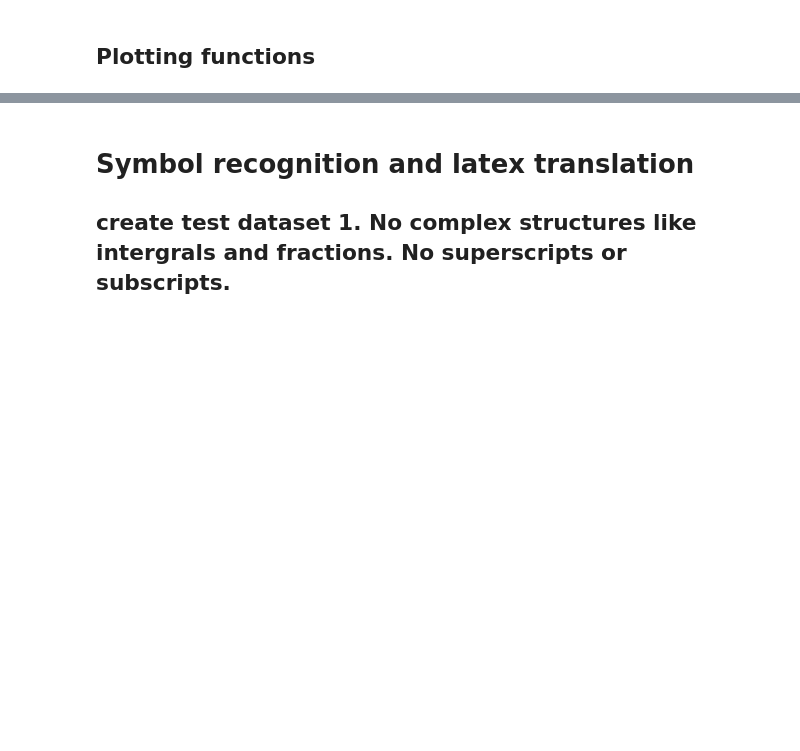
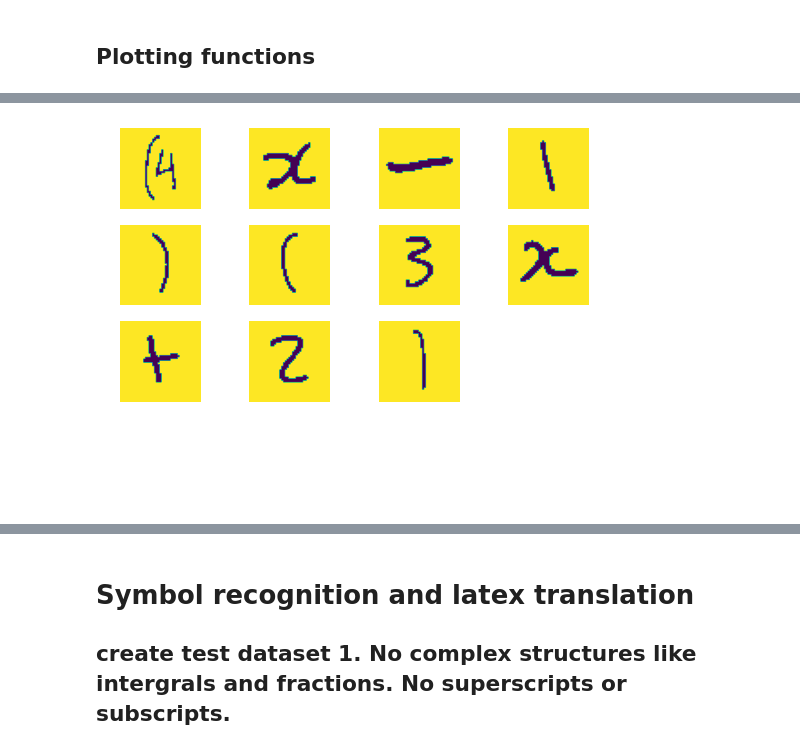
Before and after one commit to Beenben/HandMtoLat, a Jupyter notebook: boundingBoxSegmentation.ipynb, the cells around one changed output, grey strips where cells are left out. Drawn from its saved outputs; the diff is of its cells as text; code cells hidden in the pictures; blank space fills up the shorter version.

```diff
--- a/boundingBoxSegmentation.ipynb
+++ b/boundingBoxSegmentation.ipynb
@@ -330,0 +376,8 @@ numsToLatex = {v: k for v, k in enumerate(dic_list)}
+# %%
+test_img = test_imgs[4]
+
+bboxes = find_bboxes_iter3(test_img)
+symbol_images = get_symbol_images(test_img, bboxes)
+subplot_imgs(symbol_images)
+# %% [output]
+[figure, added]
```
Also changed, not shown: parts of 17 cells of this notebook, 2 other files.
